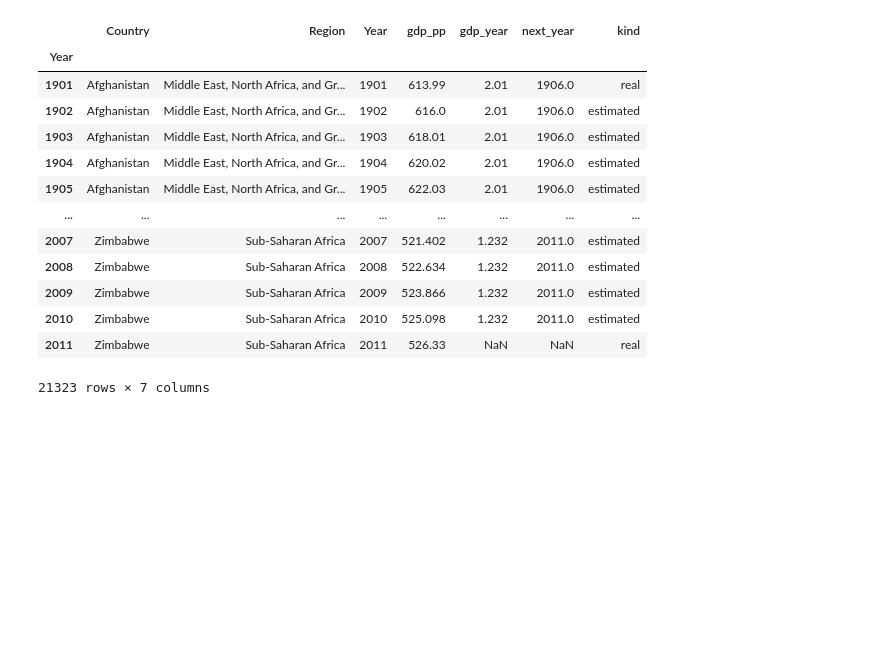
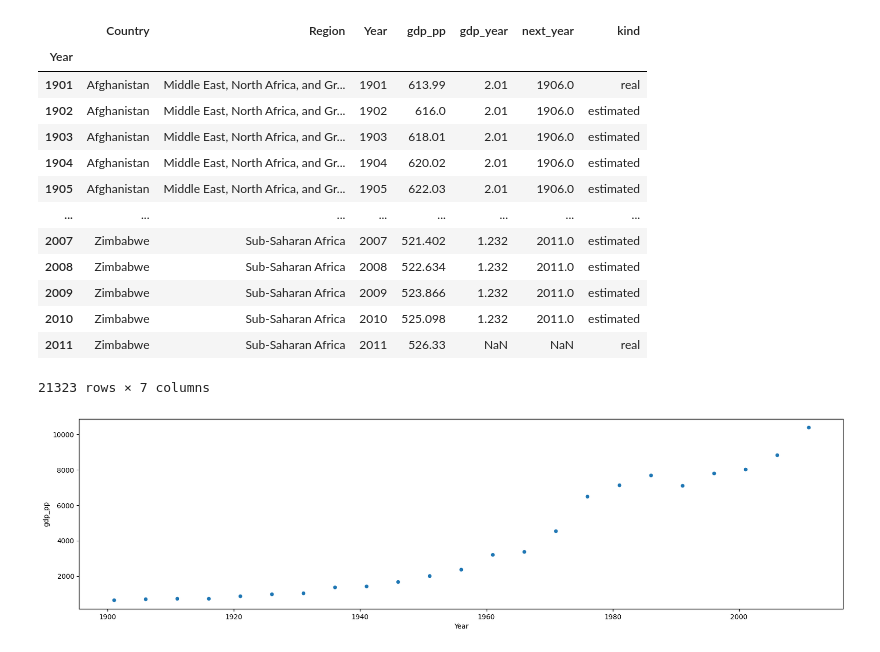
Before and after one commit to ludiemert/Analyzing_Data_Pandas_SQL, a Jupyter notebook: 4_Projectos/3_Proj_ GDP_Per_Person/GDP_Per_Person.ipynb, the cells around one changed output. Cells and saved outputs as stored; diff of their text form; code cells hidden in the pictures; blank space fills up the shorter version.

Commit message:
add codig

```diff
--- a/4_Projectos/3_Proj_ GDP_Per_Person/GDP_Per_Person.ipynb
+++ b/4_Projectos/3_Proj_ GDP_Per_Person/GDP_Per_Person.ipynb
@@ -833,3 +836,22 @@ df_gdp
 | 2010 | Zimbabwe | Sub-Saharan Africa | 2010 | 525.098 | 1.232 | 2011.0 | estimated |
 | 2011 | Zimbabwe | Sub-Saharan Africa | 2011 | 526.33 | NaN | NaN | real |
 21323 rows × 7 columns
+# %%
+# ESSE CODIGO SUBSCREVE A TABELA NAO EXECUTAR ELE
+
+
+# fazer um grafico com valor estimado e valor real, para analise se faz sentido
+# importar o matplotlib para gerar grafico
+# gerar uma figura e um eixo fig, ax
+
+import matplotlib.pyplot as plt
+
+fig, ax = plt.subplots(figsize=(20, 5)) # size fig
+
+# criar uma variavel
+country = "Brazil"
+
+# fazer o plot
+df_gdp = df_gdp[(df_gdp["kind"] == "real") & (df_gdp["Country"] == country)].plot(kind="scatter", y="gdp_pp", x="Year", ax=ax)
+# %% [output]
+[figure, added]
```
Also changed, not shown: parts of 5 cells of this notebook.
